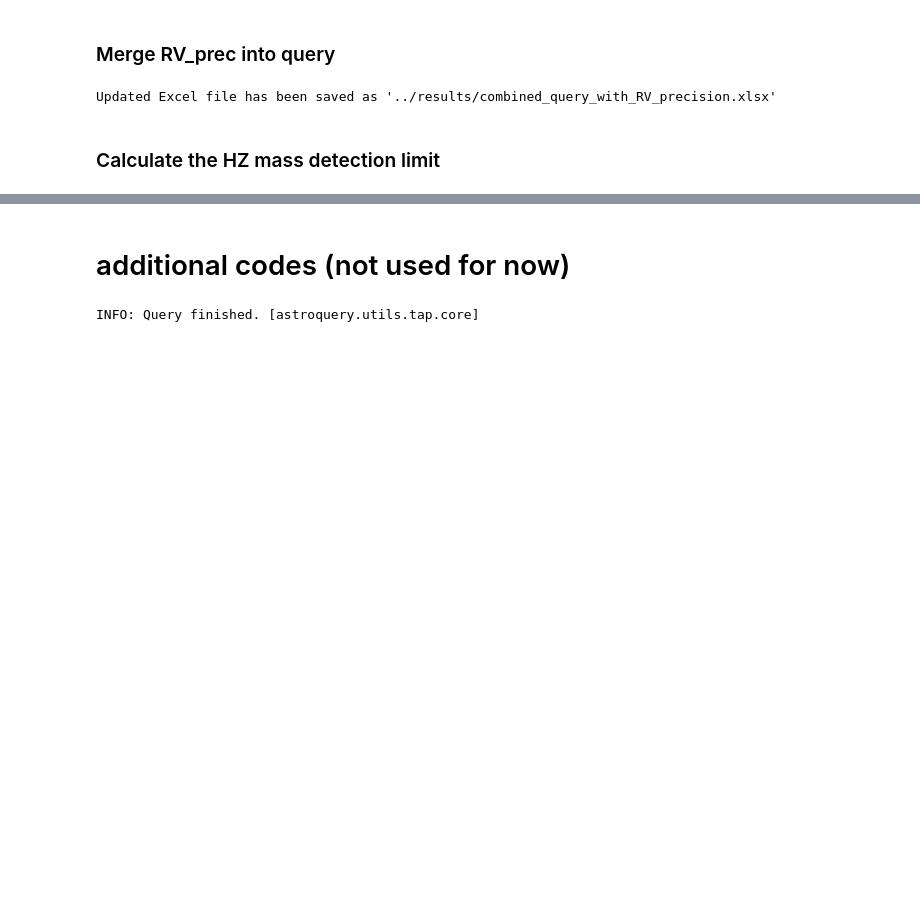
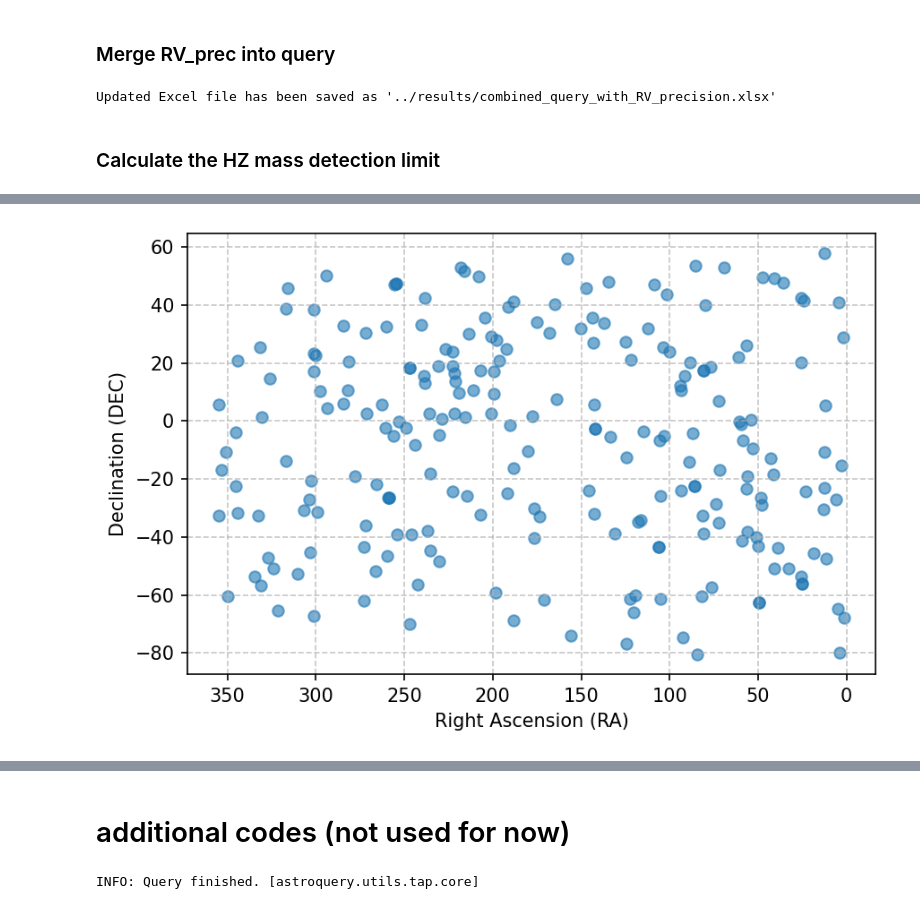
Before and after one commit to exoplanetsdk/2ES_target_selection, a Jupyter notebook: scripts/2ES_target_selection.ipynb, the cells around one changed output, grey strips where cells are left out. Drawn from its saved outputs; the diff is of its cells as text; code cells hidden in the pictures; blank space fills up the shorter version.

```diff
--- a/scripts/2ES_target_selection.ipynb
+++ b/scripts/2ES_target_selection.ipynb
@@ -49,8 +50,8 @@ def adjust_column_widths(directory, excel_file):
 # %%
-def calculate_habitable_zone(T_eff):
+def calculate_habitable_zone(T_eff, L_ratio):
     """
-    Calculate the habitable zone boundary based on Kopparapu et al. (2013),
-    using only the "Runaway Greenhouse" limit.
+    Calculate the habitable zone boundary based on Kopparapu et al. (2013) Equations 2 & 3,
+    using only the "Runaway Greenhouse" limit (Conservative inner boundary).
 
     Parameters:
     T_eff (float): Effective temperature of the star in Kelvin
@@ -60,7 +61,6 @@ def calculate_habitable_zone(T_eff):
     """
 
     T_sun = 5780  # Effective temperature of the Sun in Kelvin
-    L_ratio = (T_eff / T_sun) ** 4
 
     # Coefficients for "Runaway Greenhouse" from Table 3 in the paper
     S_eff_sun, a, b, c, d = [1.0512, 1.3242E-4, 1.5418E-8, -7.9895E-12, -1.8328E-15]
@@ -78,9 +78,9 @@ def calculate_habitable_zone(T_eff):
     S_eff_sun, a, b, c, d = [0.3179, 5.4513E-5, 1.5313E-9, -2.7786E-12, -4.8997E-16]
     '''
 
-    T_star = T_eff - 5780  # Equation 2
-    S_eff = S_eff_sun + a*T_star + b*T_star**2 + c*T_star**3 + d*T_star**4  # Equation 3
-    distance = np.sqrt(L_ratio / S_eff)  # Equation 4
+    T_star = T_eff - 5780
+    S_eff = S_eff_sun + a*T_star + b*T_star**2 + c*T_star**3 + d*T_star**4
+    distance = np.sqrt(L_ratio / S_eff)
 
     return distance
 # %% [markdown]
@@ -771,0 +822,11 @@ Updated Excel file has been saved as '../results/combined_query_with_RV_precisio
+# %%
+# Example usage:
+K = 0.09  # m/s
+stellar_mass = 1.989e30  # Mass of Sun in kg
+orbital_radius = 1.496e11  # 1 AU in meters
+
+# Calculate planet mass
+planet_mass = calculate_planet_mass(K, stellar_mass, orbital_radius)
+print(f"Planet mass: {planet_mass:.2e} kg")
+print(f"Planet mass in Earth masses: {planet_mass / 5.972e24:.2f}")
+print(f"Planet mass in Jupiter masses: {planet_mass / 1.898e27:.2f}")
@@ -771,0 +926,16 @@ Updated Excel file has been saved as '../results/combined_query_with_RV_precisio
+# %%
+import matplotlib.pyplot as plt
+
+plt.figure(figsize=(6, 4), dpi=150)
+plt.scatter(merged_df['RA'], merged_df['DEC'], alpha=0.6)
+plt.xlabel('Right Ascension (RA)')
+plt.ylabel('Declination (DEC)')
+plt.grid(True, linestyle='--', alpha=0.7)
+
+# Invert the x-axis to match astronomical convention (RA increases to the left)
+plt.gca().invert_xaxis()
+
+plt.tight_layout()
+plt.show()
+# %% [output]
+[figure, added]
```
Also changed, not shown: parts of 25 cells of this notebook, 9 other files.
